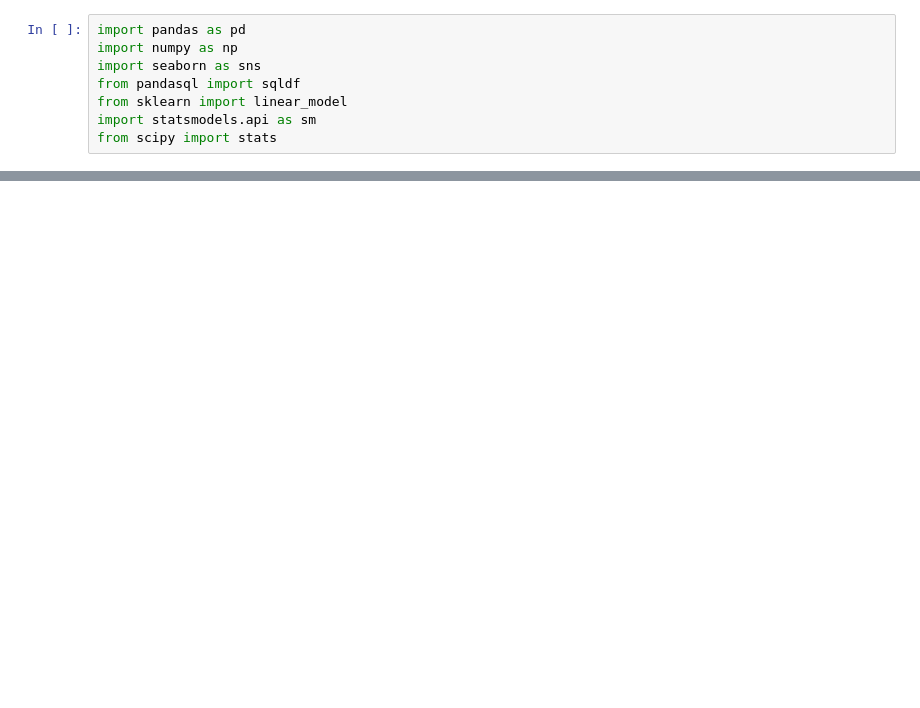
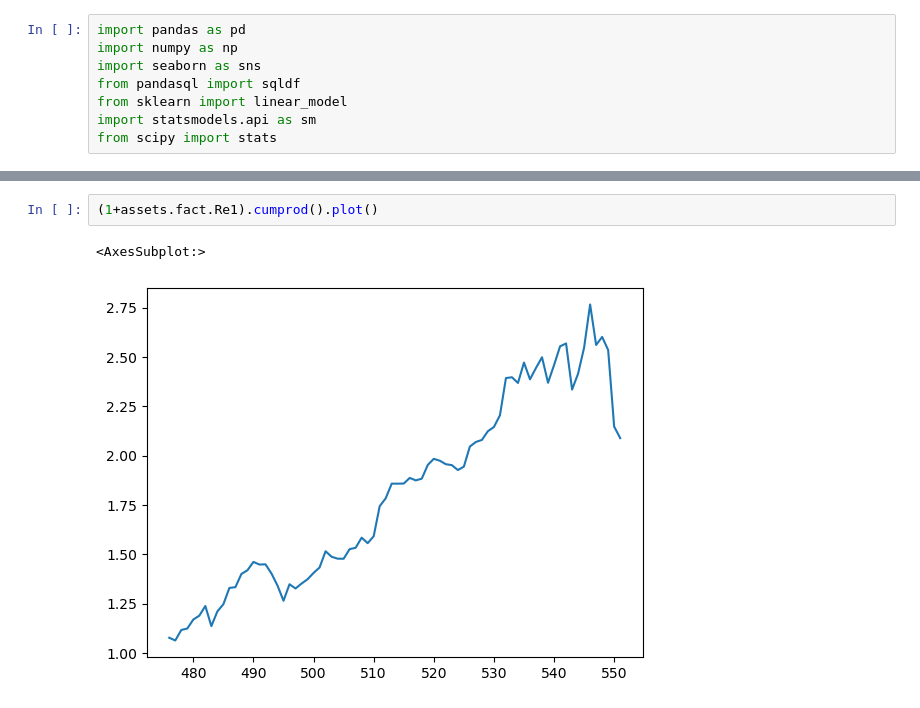
Before and after one commit to yiyun-sj/factor-trading, a Jupyter notebook: factor-trading.ipynb, the cells around one changed output, grey strips where cells are left out. Cells and saved outputs as stored; diff of their text form; blank space fills up the shorter version.

```diff
--- a/factor-trading.ipynb
+++ b/factor-trading.ipynb
@@ -284 +333,6 @@ assets.fact
 552 rows × 7 columns
+# %%
+(1+assets.fact.Re1).cumprod().plot()
+# %% [output]
+<AxesSubplot:>
+[figure, added]
```
Also changed, not shown: parts of 7 cells of this notebook, 4 other files.
